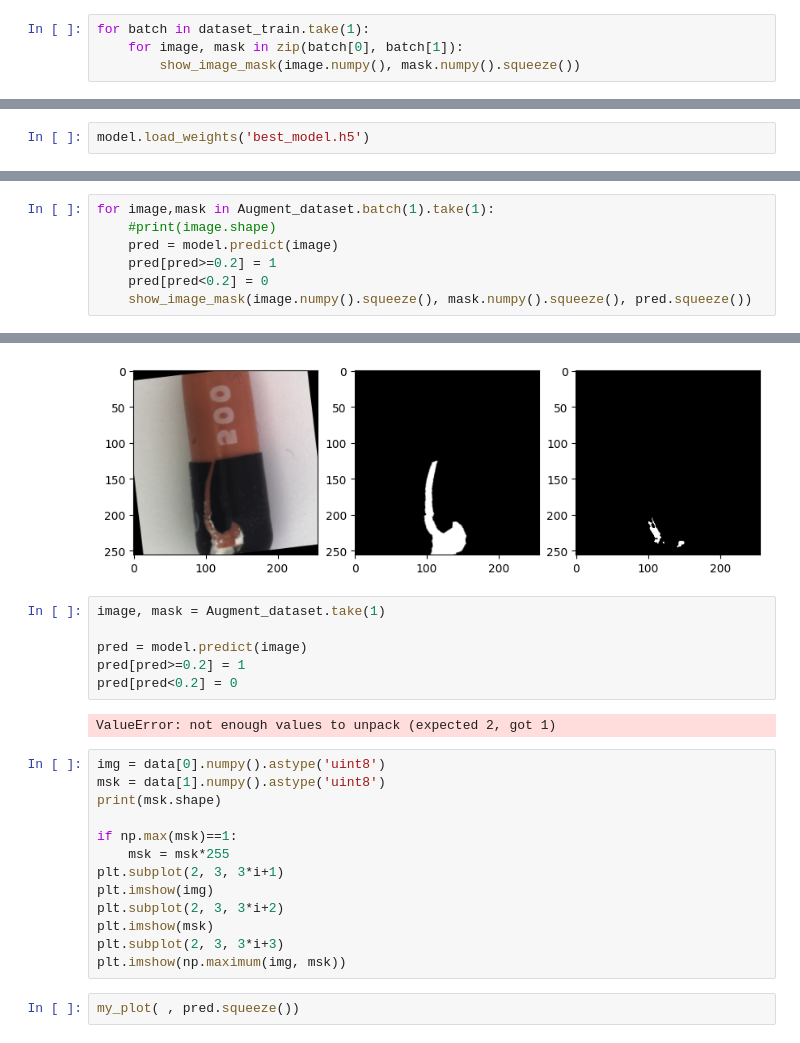
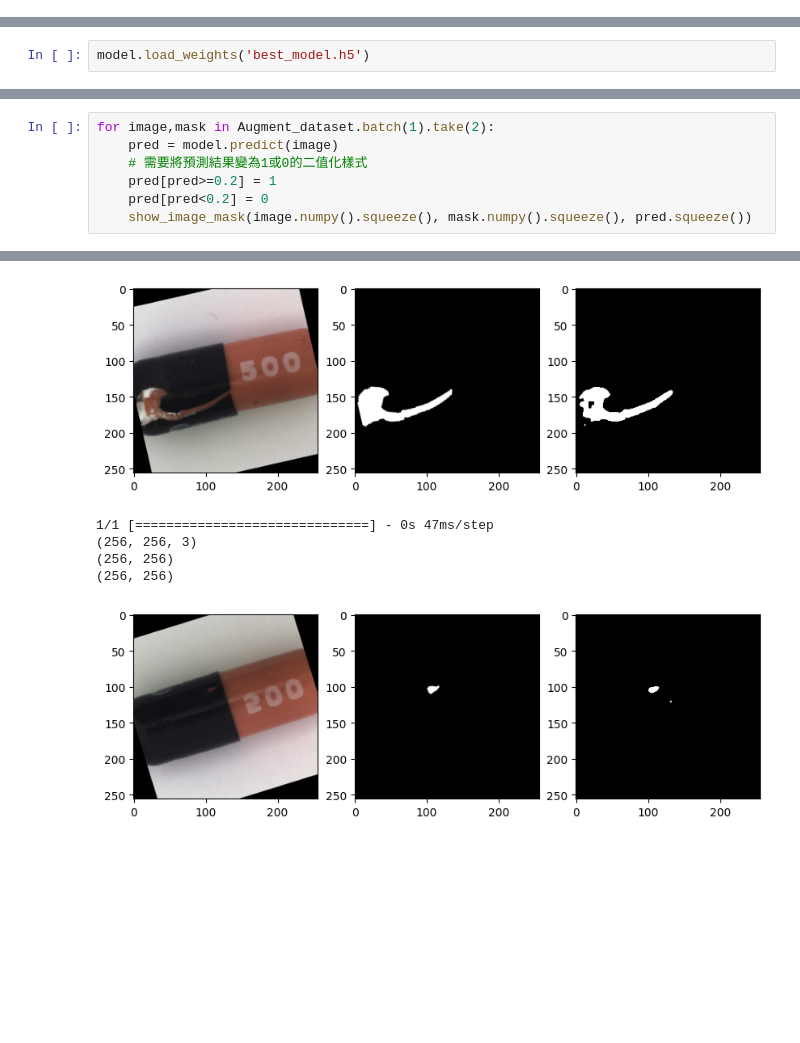
Before and after one commit to TA-aiacademy/course_3.0, a Jupyter notebook: 05_CVCNN/Part6_Segmentation_Detection/02_Train_UNet.ipynb, the cells around one changed output, grey strips where cells are left out. Drawn from its saved outputs; the diff is of its cells as text; blank space fills up the shorter version.

Commit message:
update to new dataset method

```diff
--- a/05_CVCNN/Part6_Segmentation_Detection/02_Train_UNet.ipynb
+++ b/05_CVCNN/Part6_Segmentation_Detection/02_Train_UNet.ipynb
@@ -283,4 +213,0 @@ def show_image_mask(*img_list, split=False):
-# %%
-for batch in dataset_train.take(1):
-    for image, mask in zip(batch[0], batch[1]):
-        show_image_mask(image.numpy(), mask.numpy().squeeze())
@@ -358,7 +275,7 @@ model.load_weights('best_model.h5')
 # %%
-for image,mask in Augment_dataset.batch(1).take(1):
-    #print(image.shape)
+for image,mask in Augment_dataset.batch(1).take(2):
     pred = model.predict(image)
+    # 需要將預測結果變為1或0的二值化樣式
     pred[pred>=0.2] = 1
     pred[pred<0.2] = 0
     show_image_mask(image.numpy().squeeze(), mask.numpy().squeeze(), pred.squeeze())
@@ -367,27 +284,9 @@ for image,mask in Augment_dataset.batch(1).take(1):
 (256, 256, 3)
 (256, 256)
 (256, 256)
-[figure, old version]
+[figure, new version]
+1/1 [==============================] - 0s 47ms/step
+(256, 256, 3)
+(256, 256)
+(256, 256)
+[figure, added]
-# %%
-image, mask = Augment_dataset.take(1)
-
-pred = model.predict(image)
-pred[pred>=0.2] = 1
-pred[pred<0.2] = 0
-# %% [output]
-ValueError: not enough values to unpack (expected 2, got 1)
-# %%
-img = data[0].numpy().astype('uint8')
-msk = data[1].numpy().astype('uint8')
-print(msk.shape)
-
-if np.max(msk)==1:
-    msk = msk*255
-plt.subplot(2, 3, 3*i+1)
-plt.imshow(img)
-plt.subplot(2, 3, 3*i+2)
-plt.imshow(msk)
-plt.subplot(2, 3, 3*i+3)
-plt.imshow(np.maximum(img, msk))
-# %%
-my_plot( , pred.squeeze())
```
Also changed, not shown: parts of 18 cells of this notebook.
